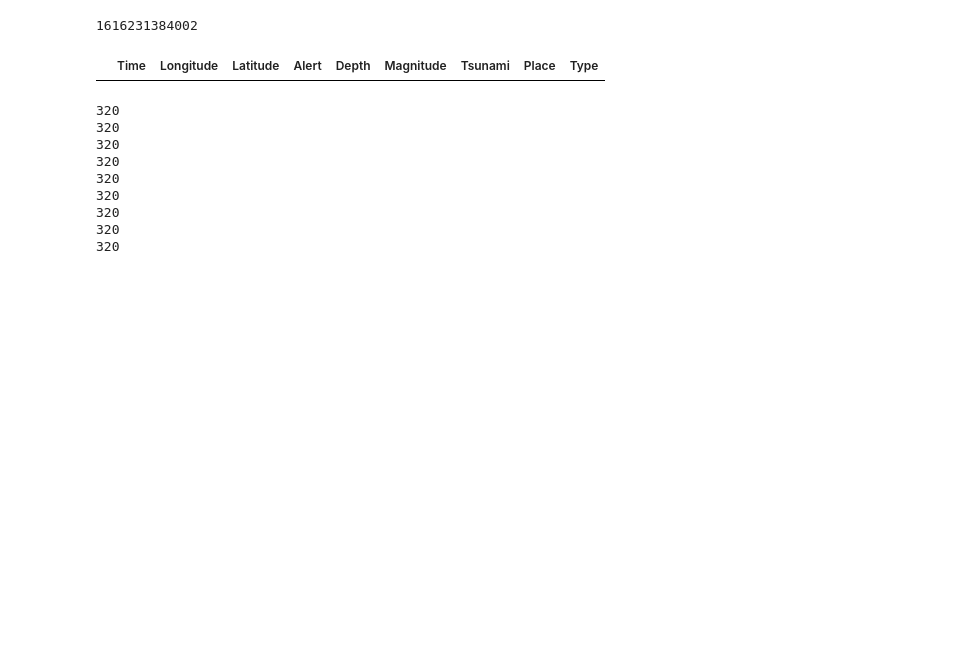
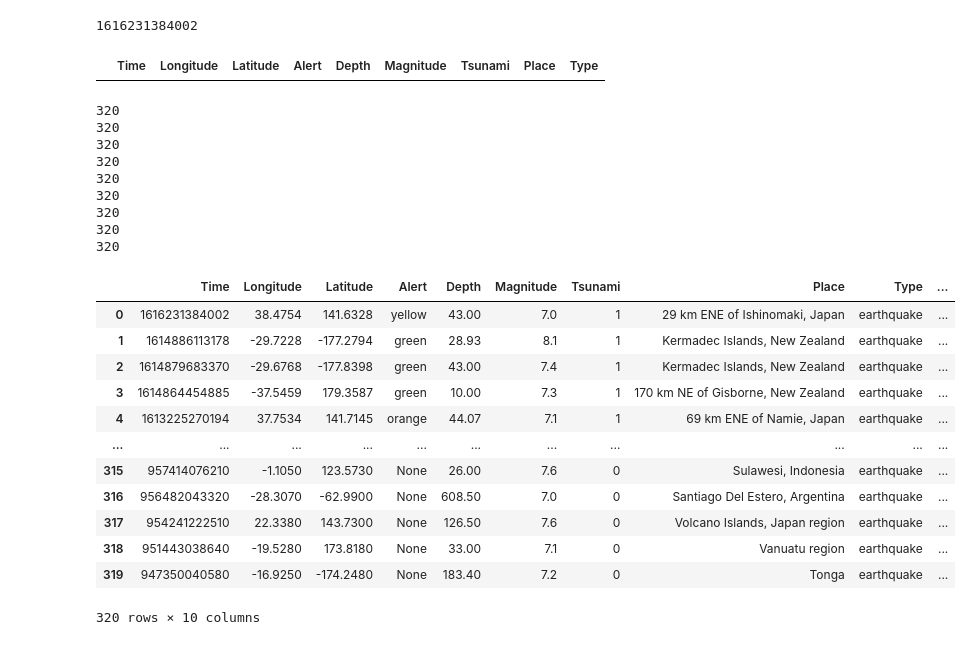
Before and after one commit to kylagelev/Global-Earthquakes-and-GDP, a Jupyter notebook: Data Cleaning and Exploration-Time Conversion(Ken).ipynb, the cells around one changed output. Saved outputs shown, nothing was run; the diff lists cells and outputs as text; code cells hidden in the pictures; blank space fills up the shorter version.

```diff
--- a/Data Cleaning and Exploration-Time Conversion(Ken).ipynb
+++ b/Data Cleaning and Exploration-Time Conversion(Ken).ipynb
@@ -134,0 +117,16 @@ quake_df['Converted_Time_GMT'] = pd.to_datetime(quake_df['Time'],unit='ms')
+# %%
+quake_df
+# %% [output]
+|  | Time | Longitude | Latitude | Alert | Depth | Magnitude | Tsunami | Place | Type | ... |
+| 0 | 1616231384002 | 38.4754 | 141.6328 | yellow | 43.00 | 7.0 | 1 | 29 km ENE of Ishinomaki, Japan | earthquake | ... |
+| 1 | 1614886113178 | -29.7228 | -177.2794 | green | 28.93 | 8.1 | 1 | Kermadec Islands, New Zealand | earthquake | ... |
+| 2 | 1614879683370 | -29.6768 | -177.8398 | green | 43.00 | 7.4 | 1 | Kermadec Islands, New Zealand | earthquake | ... |
+| 3 | 1614864454885 | -37.5459 | 179.3587 | green | 10.00 | 7.3 | 1 | 170 km NE of Gisborne, New Zealand | earthquake | ... |
+| 4 | 1613225270194 | 37.7534 | 141.7145 | orange | 44.07 | 7.1 | 1 | 69 km ENE of Namie, Japan | earthquake | ... |
+| ... | ... | ... | ... | ... | ... | ... | ... | ... | ... | ... |
+| 315 | 957414076210 | -1.1050 | 123.5730 | None | 26.00 | 7.6 | 0 | Sulawesi, Indonesia | earthquake | ... |
+| 316 | 956482043320 | -28.3070 | -62.9900 | None | 608.50 | 7.0 | 0 | Santiago Del Estero, Argentina | earthquake | ... |
+| 317 | 954241222510 | 22.3380 | 143.7300 | None | 126.50 | 7.6 | 0 | Volcano Islands, Japan region | earthquake | ... |
+| 318 | 951443038640 | -19.5280 | 173.8180 | None | 33.00 | 7.1 | 0 | Vanuatu region | earthquake | ... |
+| 319 | 947350040580 | -16.9250 | -174.2480 | None | 183.40 | 7.2 | 0 | Tonga | earthquake | ... |
+320 rows × 10 columns
```
Also changed, not shown: parts of 9 cells of this notebook, 1 other file.
